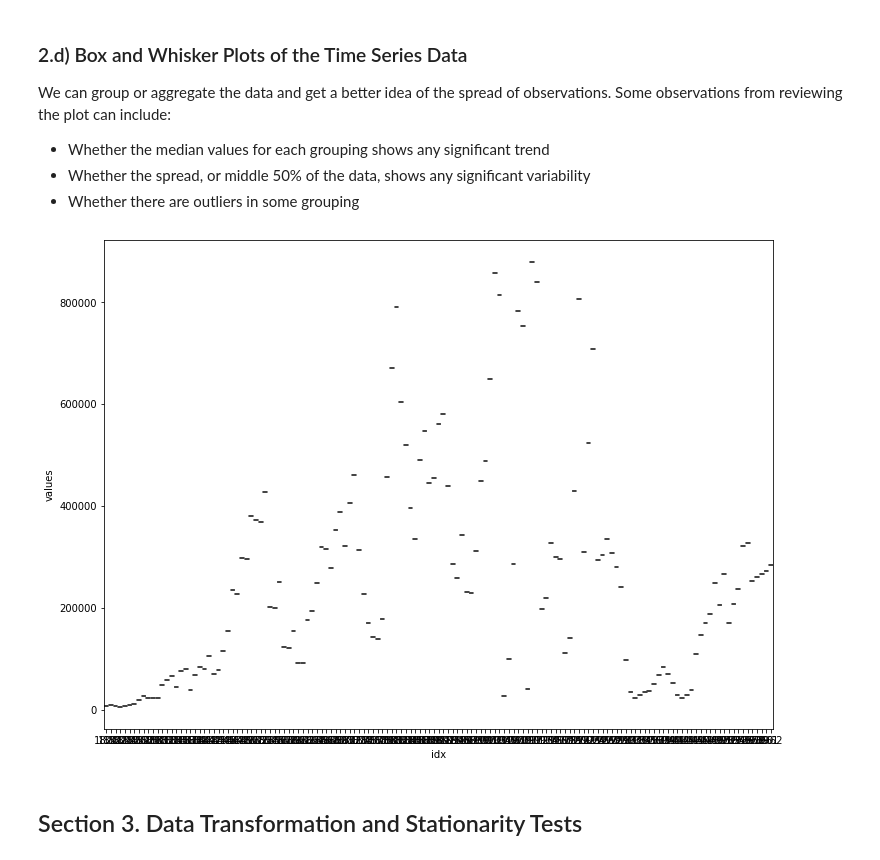
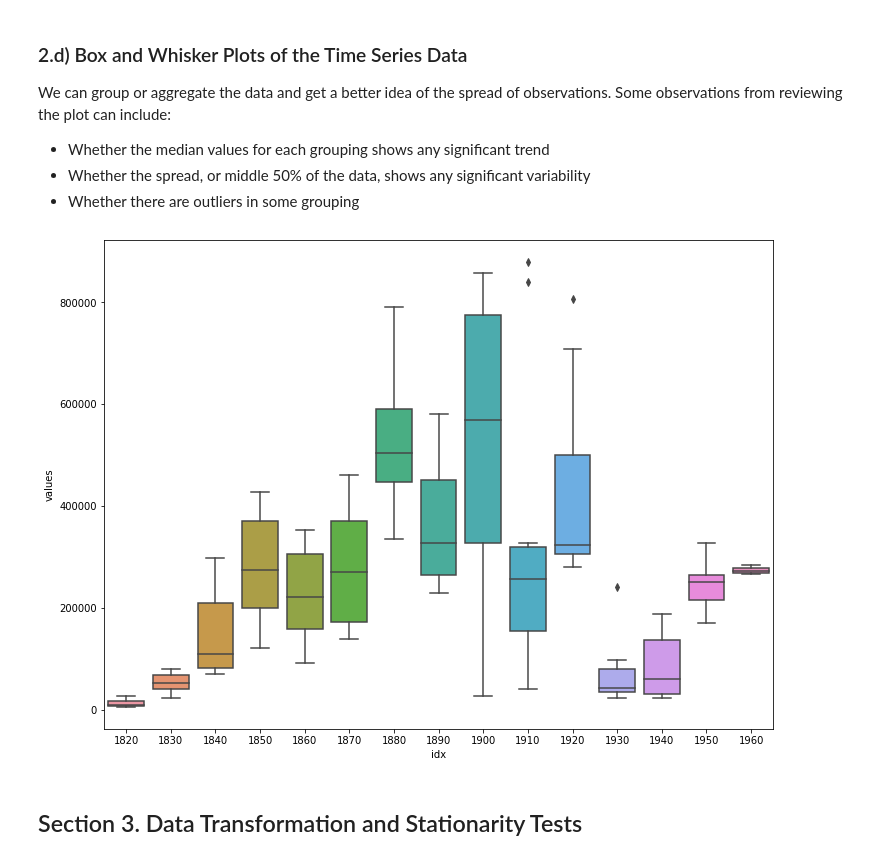
Before and after one commit to daines-analytics/time-series-projects, a Jupyter notebook: py-timeseries-annual-immigration-into-usa/py-timeseries-annual-immigration-into-usa.ipynb, the cells around one changed output. Drawn from its saved outputs; the diff is of its cells as text; code cells hidden in the pictures.

```diff
--- a/py-timeseries-annual-immigration-into-usa/py-timeseries-annual-immigration-into-usa.ipynb
+++ b/py-timeseries-annual-immigration-into-usa/py-timeseries-annual-immigration-into-usa.ipynb
@@ -231,11 +231,11 @@ We can group or aggregate the data and get a better idea of the spread of observ
 # %%
 # boxplots of time series
 fig, ax = plt.subplots(figsize=(12,9))
 squeezed = time_series.squeeze()
-sns.boxplot(squeezed.index.year, squeezed, ax=ax)
+sns.boxplot(((squeezed.index.year//10)*10), squeezed, ax=ax)
 plt.show()
 # %% [output]
-[figure, old version]
+[figure, new version]
 # %%
 if (notifyStatus): email_notify("Data Inspection and Exploration completed! "+datetime.now().strftime('%a %B %d, %Y %I:%M:%S %p'))
 # %% [markdown]
```
Also changed, not shown: parts of 19 cells of this notebook, 1 other file.
